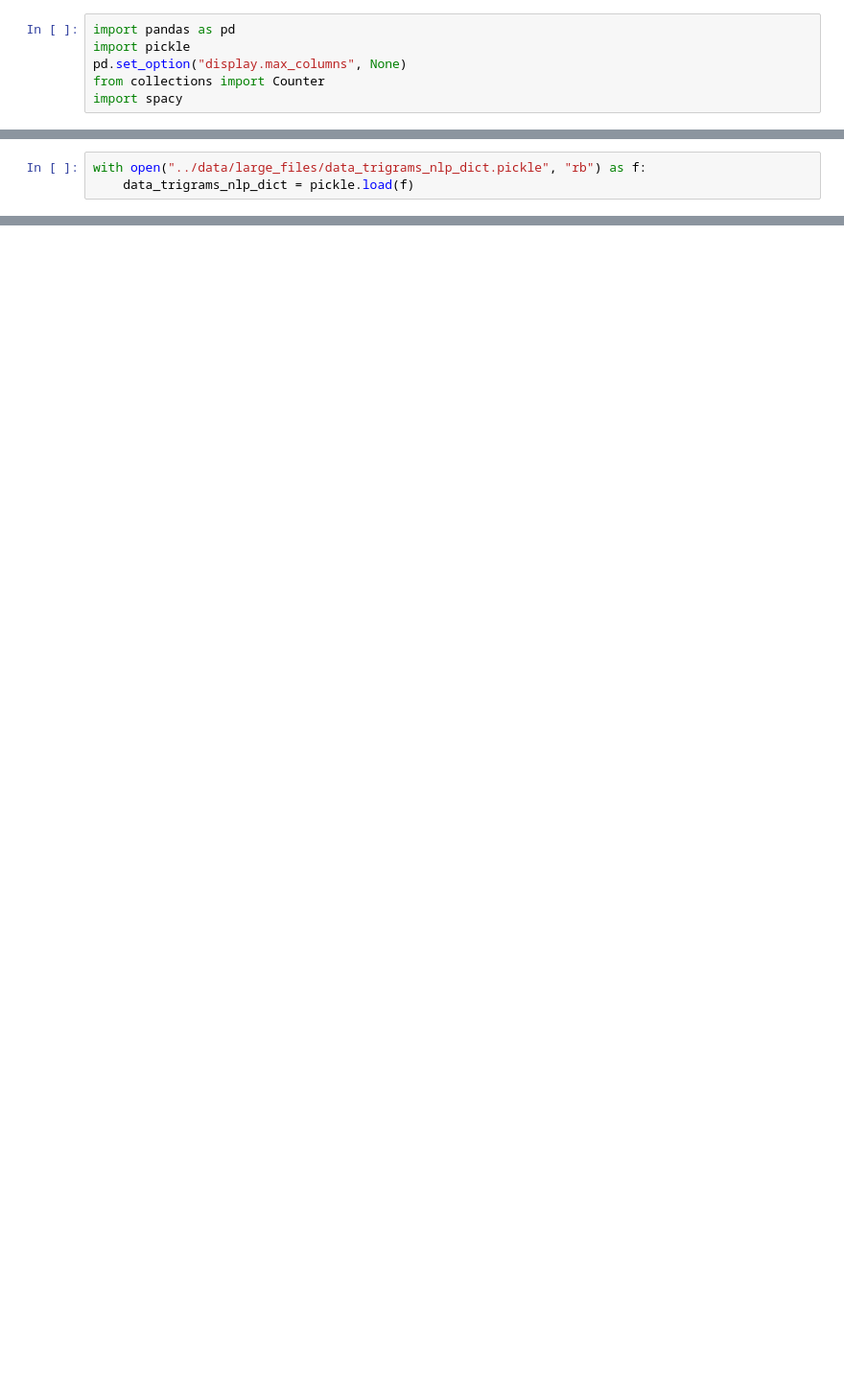
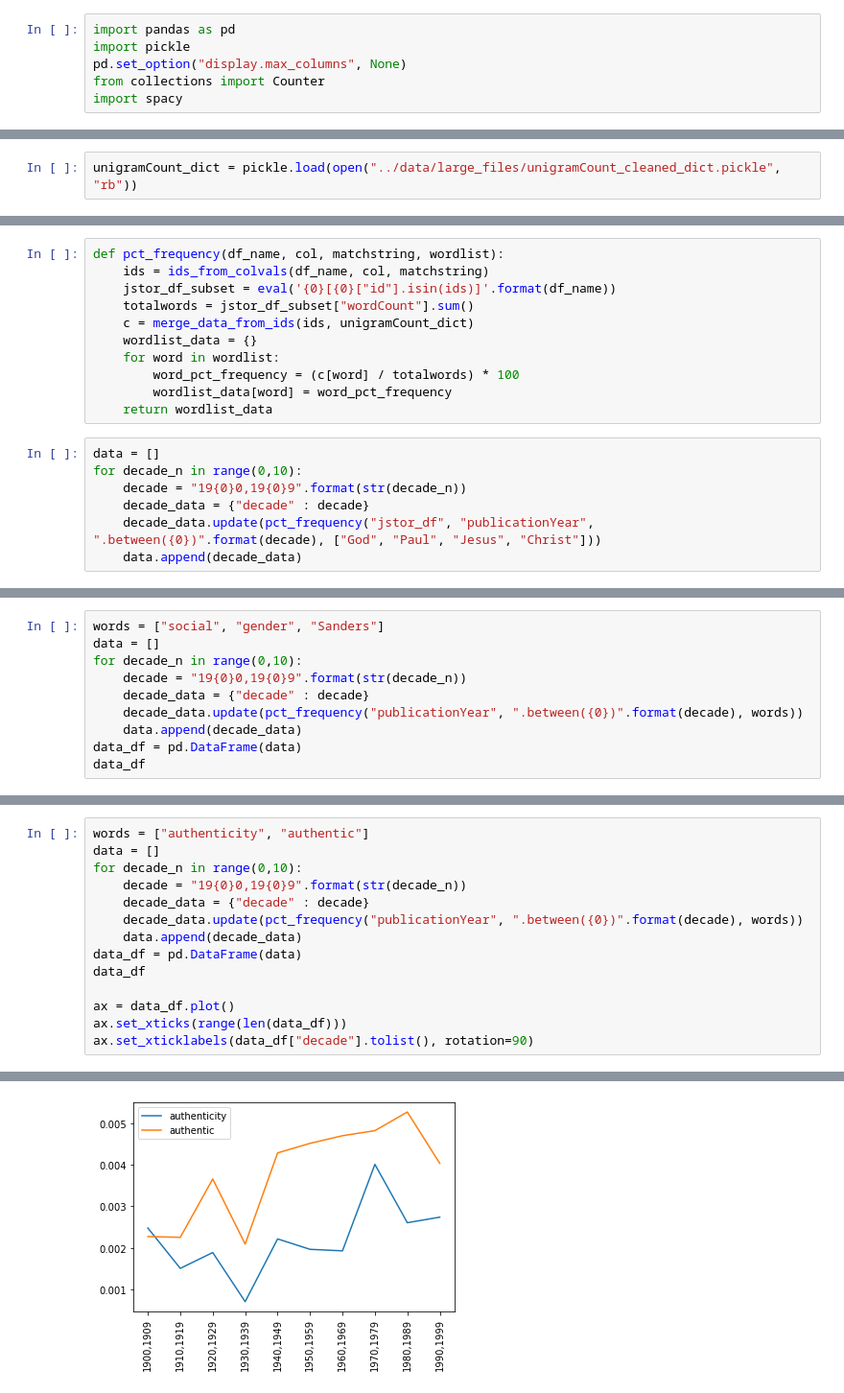
Before and after one commit to kasev/mops, a Jupyter notebook: scripts/jstor-textmining.ipynb, the cells around one changed output, grey strips where cells are left out. Shown: that part at 96% size. Drawn from its saved outputs; the diff is of its cells as text; blank space fills up the shorter version.

Commit message:
exploration of unigrams

```diff
--- a/scripts/jstor-textmining.ipynb
+++ b/scripts/jstor-textmining.ipynb
@@ -25,3 +25,2 @@ nlp = spacy.load('en_core_web_lg')
 # %%
-with open("../data/large_files/data_trigrams_nlp_dict.pickle", "rb") as f:
-    data_trigrams_nlp_dict = pickle.load(f)
+unigramCount_dict = pickle.load(open("../data/large_files/unigramCount_cleaned_dict.pickle", "rb"))
@@ -62,0 +117,18 @@ trigram_to_lemmata("our Lord Jesus")
+# %%
+def pct_frequency(df_name, col, matchstring, wordlist):
+    ids = ids_from_colvals(df_name, col, matchstring)
+    jstor_df_subset = eval('{0}[{0}["id"].isin(ids)]'.format(df_name))
+    totalwords = jstor_df_subset["wordCount"].sum()
+    c = merge_data_from_ids(ids, unigramCount_dict)
+    wordlist_data = {}
+    for word in wordlist:
+        word_pct_frequency = (c[word] / totalwords) * 100
+        wordlist_data[word] = word_pct_frequency
+    return wordlist_data
+# %%
+data = []
+for decade_n in range(0,10):
+    decade = "19{0}0,19{0}9".format(str(decade_n))
+    decade_data = {"decade" : decade}
+    decade_data.update(pct_frequency("jstor_df", "publicationYear", ".between({0})".format(decade), ["God", "Paul", "Jesus", "Christ"]))
+    data.append(decade_data)
@@ -62,0 +149,10 @@ trigram_to_lemmata("our Lord Jesus")
+# %%
+words = ["social", "gender", "Sanders"]
+data = []
+for decade_n in range(0,10):
+    decade = "19{0}0,19{0}9".format(str(decade_n))
+    decade_data = {"decade" : decade}
+    decade_data.update(pct_frequency("publicationYear", ".between({0})".format(decade), words))
+    data.append(decade_data)
+data_df = pd.DataFrame(data)
+data_df
@@ -62,0 +175,15 @@ trigram_to_lemmata("our Lord Jesus")
+# %%
+words = ["authenticity", "authentic"]
+data = []
+for decade_n in range(0,10):
+    decade = "19{0}0,19{0}9".format(str(decade_n))
+    decade_data = {"decade" : decade}
+    decade_data.update(pct_frequency("publicationYear", ".between({0})".format(decade), words))
+    data.append(decade_data)
+data_df = pd.DataFrame(data)
+data_df
+
+ax = data_df.plot()
+ax.set_xticks(range(len(data_df)))
+ax.set_xticklabels(data_df["decade"].tolist(), rotation=90)
+# %% [output]
@@ -62,0 +200 @@ trigram_to_lemmata("our Lord Jesus")
+[figure, added]
```
Also changed, not shown: parts of 32 cells of this notebook, 1 other file.
